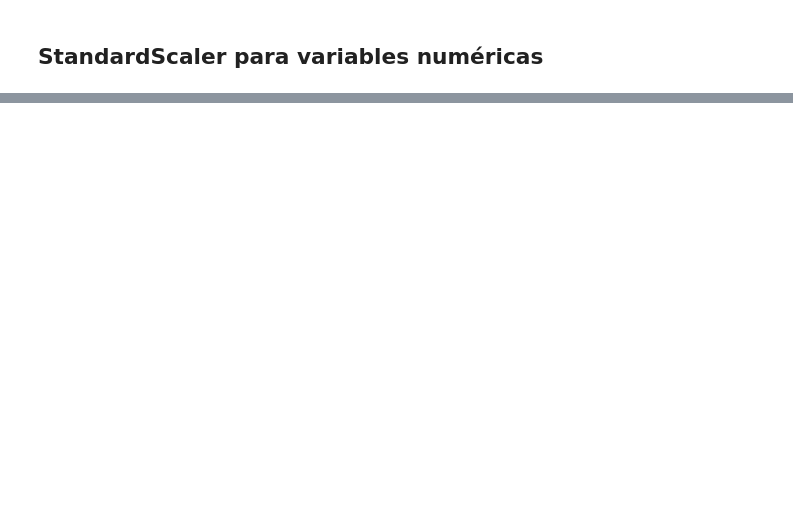
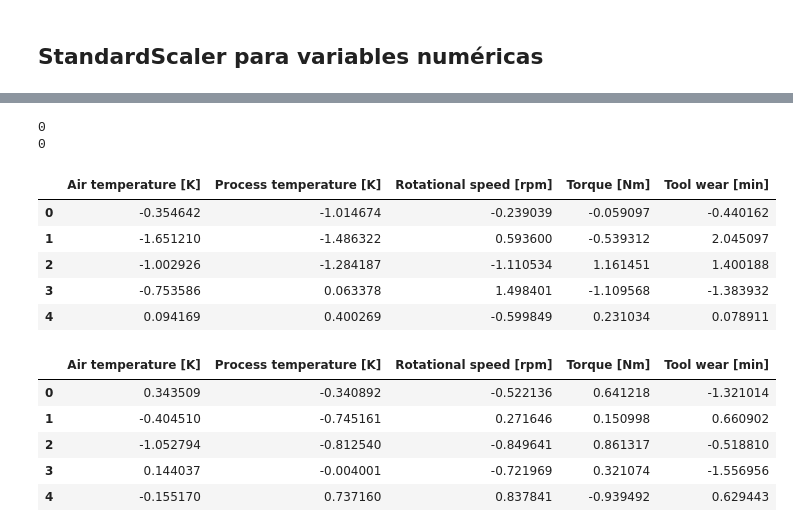
Before and after one commit to CesarArroyo09/predictive-maintenance-milling, a Jupyter notebook: preprocessing.ipynb, the cells around one changed output, grey strips where cells are left out. Drawn from its saved outputs; the diff is of its cells as text; code cells hidden in the pictures; blank space fills up the shorter version.

```diff
--- a/preprocessing.ipynb
+++ b/preprocessing.ipynb
@@ -289,0 +308,3 @@ machine_failure['Failure type'].value_counts().sum()
+# %%
+X_train_numerical = X_train[standard_scaler_columns].copy()
+X_test_numerical = X_test[standard_scaler_columns].copy()
@@ -289,0 +359,7 @@ machine_failure['Failure type'].value_counts().sum()
+# %%
+# Check if there are null values in X_train_numerical_scaled
+print(np.isnan(X_train_numerical_scaled).sum())
+print(np.isnan(X_test_numerical_scaled).sum())
+# %% [output]
+0
+0
@@ -289,0 +369,16 @@ machine_failure['Failure type'].value_counts().sum()
+# %%
+display(X_train_numerical_scaled.head())
+display(X_test_numerical_scaled.head())
+# %% [output]
+|  | Air temperature [K] | Process temperature [K] | Rotational speed [rpm] | Torque [Nm] | Tool wear [min] |
+| 0 | -0.354642 | -1.014674 | -0.239039 | -0.059097 | -0.440162 |
+| 1 | -1.651210 | -1.486322 | 0.593600 | -0.539312 | 2.045097 |
+| 2 | -1.002926 | -1.284187 | -1.110534 | 1.161451 | 1.400188 |
+| 3 | -0.753586 | 0.063378 | 1.498401 | -1.109568 | -1.383932 |
+| 4 | 0.094169 | 0.400269 | -0.599849 | 0.231034 | 0.078911 |
+|  | Air temperature [K] | Process temperature [K] | Rotational speed [rpm] | Torque [Nm] | Tool wear [min] |
+| 0 | 0.343509 | -0.340892 | -0.522136 | 0.641218 | -1.321014 |
+| 1 | -0.404510 | -0.745161 | 0.271646 | 0.150998 | 0.660902 |
+| 2 | -1.052794 | -0.812540 | -0.849641 | 0.861317 | -0.518810 |
+| 3 | 0.144037 | -0.004001 | -0.721969 | 0.321074 | -1.556956 |
+| 4 | -0.155170 | 0.737160 | 0.837841 | -0.939492 | 0.629443 |
```
Also changed, not shown: parts of 59 cells of this notebook, 5 other files.
